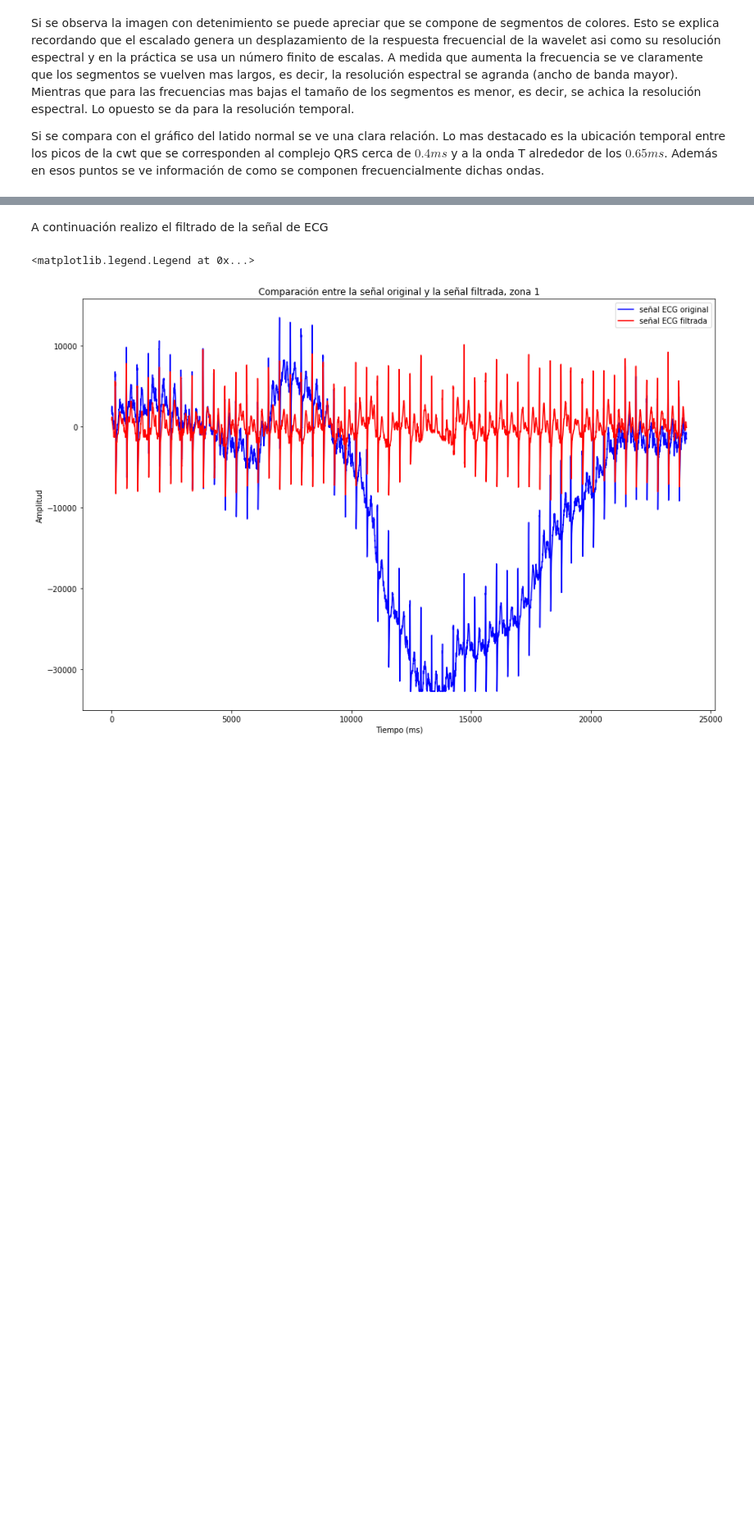
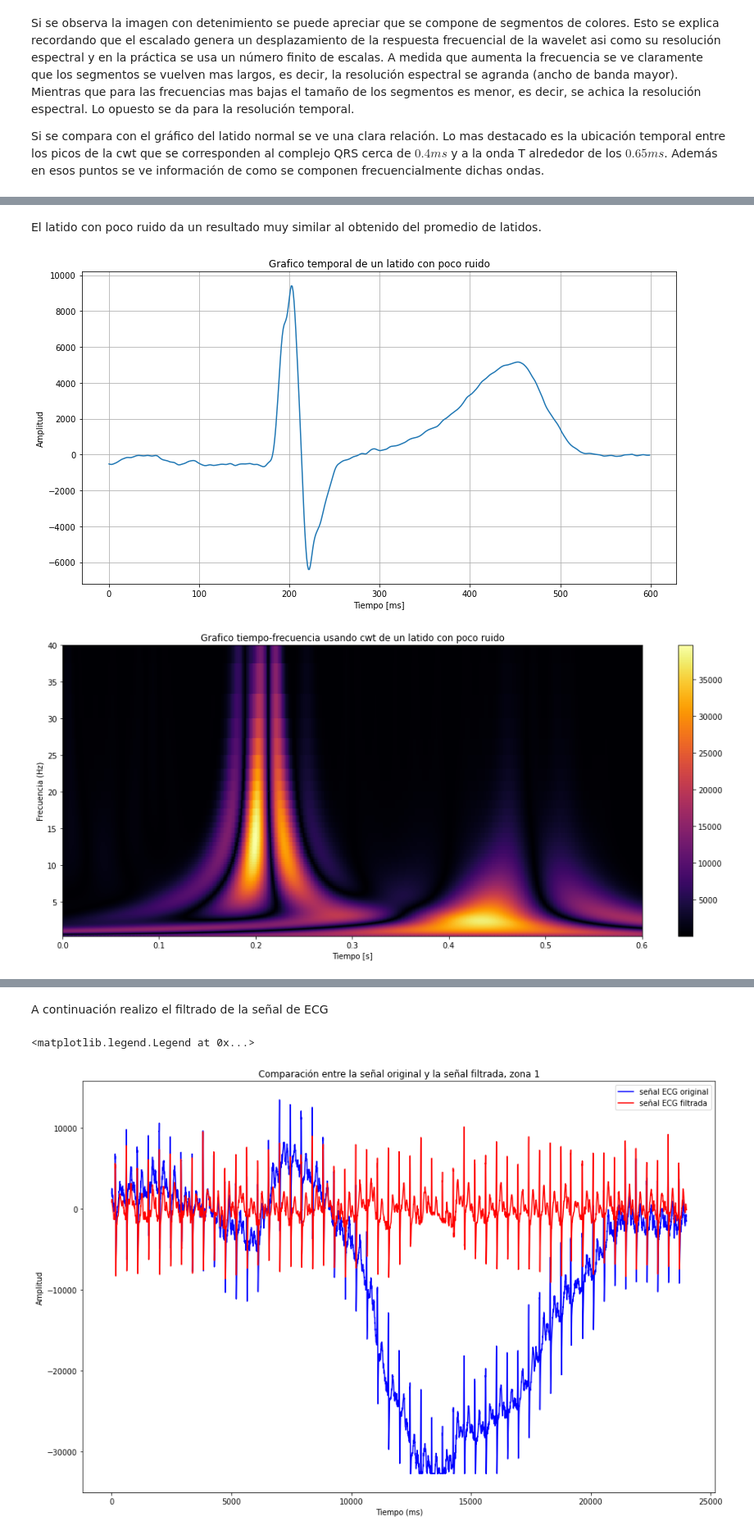
Before and after one commit to Sidorczuk/DSP, a Jupyter notebook: TP-Final.ipynb, the cells around one changed output, grey strips where cells are left out. Shown at 82% size. Saved outputs shown, nothing was run; the diff lists cells and outputs as text; code cells hidden in the pictures; blank space fills up the shorter version.

```diff
--- a/TP-Final.ipynb
+++ b/TP-Final.ipynb
@@ -95,0 +131,30 @@ Si se compara con el gráfico del latido normal se ve una clara relación. Lo ma
+# %%
+lat_pos = [11119,572201,246971,106029]
+txt = ['poco ruido','ruido de baja y alta frecuencia','mucho ruido de baja y alta frecuencia','mucho ruido de baja frecuencia']
+def PrintTimeWaveletPair(lat,txt):
+    N = len(lat)
+    t = np.linspace(start=0, stop=N*Ts, num=N)
+    # Grafico temporal del latido
+    plt.figure(figsize=(13, 7))
+    plt.plot(lat)
+    plt.title('Grafico temporal de un latido con '+txt)
+    plt.ylabel('Amplitud')
+    plt.xlabel('Tiempo [ms]')
+    plt.grid(True)
+    # Grafico tiempo-frecuencia del latido
+    cwtmatr, freqs = pywt.cwt(lat.reshape(N),widths,'gaus2',sampling_period=Ts)
+    plt.figure(figsize=(17, 7))
+    plt.pcolormesh(t, freqs, abs(cwtmatr), cmap = "inferno")
+    plt.title('Grafico tiempo-frecuencia usando cwt de un latido con '+txt)
+    plt.ylim(top=40)
+    plt.ylabel('Frecuencia (Hz)')
+    plt.xlabel('Tiempo [s]')
+    plt.colorbar()
+# %% [markdown]
+El latido con poco ruido da un resultado muy similar al obtenido del promedio de latidos.
+# %%
+lat_n = ecg_one_lead[lat_pos[0]-200:lat_pos[0]+400]
+PrintTimeWaveletPair(lat = lat_n, txt = txt[0])
+# %% [output]
+[figure, added]
+[figure, added]
```
Also changed, not shown: parts of 18 cells of this notebook.
